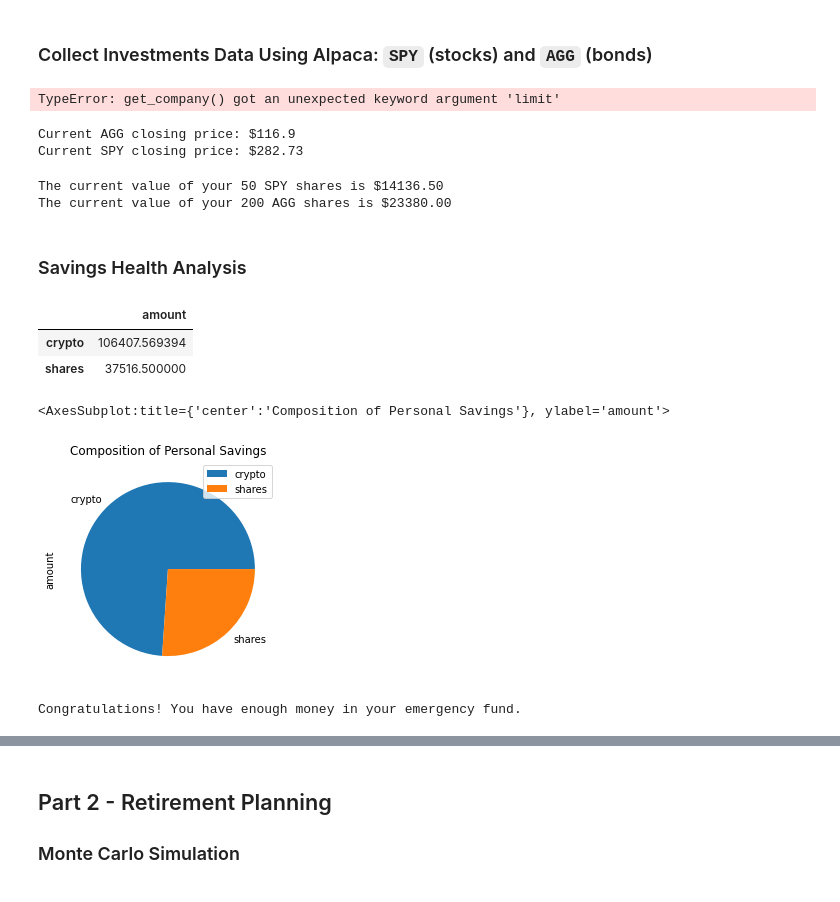
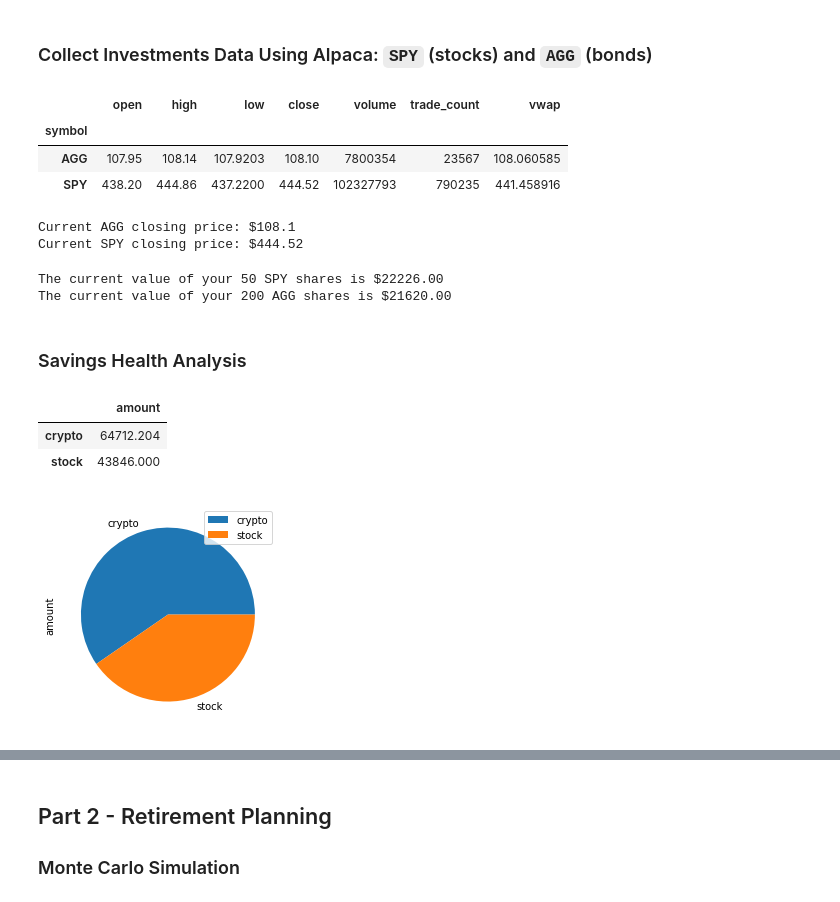
Before and after one commit to Angelboy-commercial/Python-Homework, a Jupyter notebook: API/financial-planner.ipynb, the cells around one changed output, grey strips where cells are left out. Cells and saved outputs as stored; diff of their text form; code cells hidden in the pictures.

```diff
--- a/API/financial-planner.ipynb
+++ b/API/financial-planner.ipynb
@@ -66,76 +66,62 @@ today = pd.Timestamp("2022-03-18", tz="America/New_York").isoformat()
 tickers = ["AGG", "SPY"]
 
 # Set timeframe to '1D' for Alpaca API
-timeframe = "1D"
-
+timeframe = '1Day'
 # Get current closing prices for SPY and AGG
 # (use a limit=1000 parameter to call the most recent 1000 days of data)
-def get_company(ticker, start, end, tradeapi):
-    return tradeapi.get_bars(
-        ticker,
-        timeframe.Day,
-        start,
-        end
-    ).df
-
-stock_df = get_company(tickers, today, today, alpaca_api)
+stock_data = alpaca_api.get_bars(tickers, timeframe, start=today, end=today,limit=1000).df
 
 # Preview DataFrame
-# YOUR CODE HERE!
+stock_data.set_index('symbol',inplace=True)
+
+stock_data
 # %% [output]
-TypeError: get_company() got an unexpected keyword argument 'limit'
+|  | open | high | low | close | volume | trade_count | vwap |
+| symbol |  |  |  |  |  |  |  |
+| AGG | 107.95 | 108.14 | 107.9203 | 108.10 | 7800354 | 23567 | 108.060585 |
+| SPY | 438.20 | 444.86 | 437.2200 | 444.52 | 102327793 | 790235 | 441.458916 |
 # %%
 # Pick AGG and SPY close prices
-# YOUR CODE HERE!
-
+AGG_close = stock_data['close'].iloc[0]
+SPY_close = stock_data['close'].iloc[1]
 # Print AGG and SPY close prices
-print(f"Current AGG closing price: ${agg_close_price}")
-print(f"Current SPY closing price: ${spy_close_price}")
+print(f"Current AGG closing price: ${AGG_close}")
+print(f"Current SPY closing price: ${SPY_close}")
 # %% [output]
-Current AGG closing price: $116.9
-Current SPY closing price: $282.73
+Current AGG closing price: $108.1
+Current SPY closing price: $444.52
 # %%
 # Compute the current value of shares
-# YOUR CODE HERE!
+spy_value = my_spy * SPY_close
+agg_value = my_agg * AGG_close
 
 # Print current value of shares
-print(f"The current value of your {my_spy} SPY shares is ${my_spy_value:0.2f}")
-print(f"The current value of your {my_agg} AGG shares is ${my_agg_value:0.2f}")
+print(f"The current value of your {my_spy} SPY shares is ${spy_value:0.2f}")
+print(f"The current value of your {my_agg} AGG shares is ${agg_value:0.2f}")
 # %% [output]
-The current value of your 50 SPY shares is $14136.50
-The current value of your 200 AGG shares is $23380.00
+The current value of your 50 SPY shares is $22226.00
+The current value of your 200 AGG shares is $21620.00
 # %% [markdown]
 ### Savings Health Analysis
 # %%
+stock_total = spy_value + agg_value
+crypto_total = current_btc + current_eth
 # Set monthly household income
-# YOUR CODE HERE!
-
+monthly_income = 12000
 # Consolidate financial assets data
-# YOUR CODE HERE!
+df_savings = {'amount' : { 'stock' :stock_total, 'crypto' :
+ crypto_total}}
 
 # Create savings DataFrame
-# YOUR CODE HERE!
-
+savings = pd.DataFrame(df_savings)
 # Display savings DataFrame
-display(df_savings)
+savings
 # %% [output]
 |  | amount |
-| crypto | 106407.569394 |
-| shares | 37516.500000 |
+| crypto | 64712.204 |
+| stock | 43846.000 |
 # %%
 # Plot savings pie chart
-# YOUR CODE HERE!
+portfolio_pie = savings.plot(kind='pie', subplots=True)
 # %% [output]
-<AxesSubplot:title={'center':'Composition of Personal Savings'}, ylabel='amount'>
-[figure, old version]
+[figure, new version]
-# %%
-# Set ideal emergency fund
-emergency_fund = monthly_income * 3
-
-# Calculate total amount of savings
-# YOUR CODE HERE!
-
-# Validate saving health
-# YOUR CODE HERE!
-# %% [output]
-Congratulations! You have enough money in your emergency fund.
```
Also changed, not shown: parts of 4 cells of this notebook.
